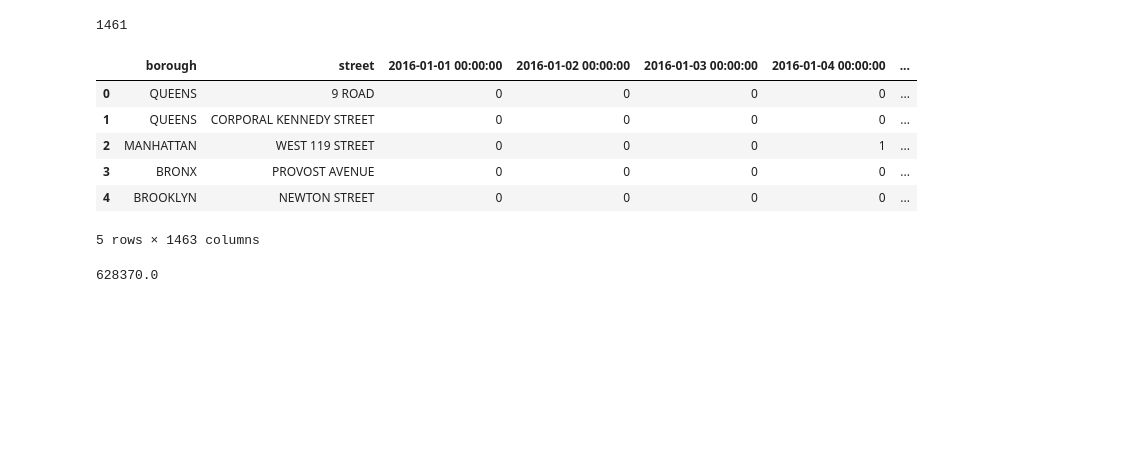
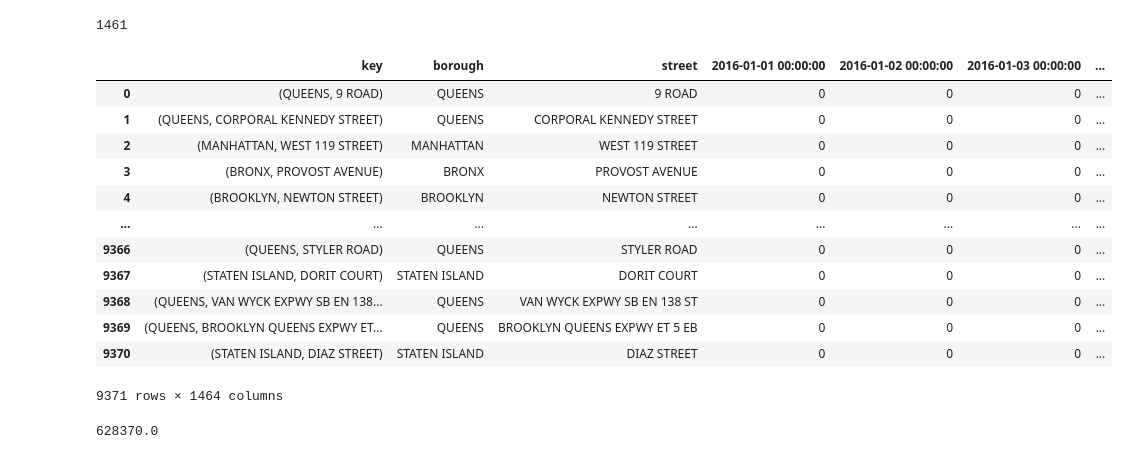
Before and after one commit to xaviercslung/ADS-FinalProject, a Jupyter notebook: ADS_final.ipynb, the cells around one changed output. Cells and saved outputs as stored; diff of their text form; code cells hidden in the pictures; blank space fills up the shorter version.

```diff
--- a/ADS_final.ipynb
+++ b/ADS_final.ipynb
@@ -291,13 +289,22 @@ for i, row in permit_df_final.iterrows():
     range_date = dates[i]
     for a in range_date:
         permit_df_final.at[i,a[0]]=a[1]
-# %%
-permit_df_final.head()
-# %% [output]
-|  | borough | street | 2016-01-01 00:00:00 | 2016-01-02 00:00:00 | 2016-01-03 00:00:00 | 2016-01-04 00:00:00 | ... |
-| 0 | QUEENS | 9 ROAD | 0 | 0 | 0 | 0 | ... |
-| 1 | QUEENS | CORPORAL KENNEDY STREET | 0 | 0 | 0 | 0 | ... |
-| 2 | MANHATTAN | WEST 119 STREET | 0 | 0 | 0 | 1 | ... |
-| 3 | BRONX | PROVOST AVENUE | 0 | 0 | 0 | 0 | ... |
-| 4 | BROOKLYN | NEWTON STREET | 0 | 0 | 0 | 0 | ... |
-5 rows × 1463 columns
+# %%
+permit_df_final['key']=list(zip(permit_df_final['borough'],permit_df_final['street']))
+first_column = permit_df_final.pop('key')
+permit_df_final.insert(0, 'key', first_column)
+permit_df_final
+# %% [output]
+|  | key | borough | street | 2016-01-01 00:00:00 | 2016-01-02 00:00:00 | 2016-01-03 00:00:00 | ... |
+| 0 | (QUEENS, 9 ROAD) | QUEENS | 9 ROAD | 0 | 0 | 0 | ... |
+| 1 | (QUEENS, CORPORAL KENNEDY STREET) | QUEENS | CORPORAL KENNEDY STREET | 0 | 0 | 0 | ... |
+| 2 | (MANHATTAN, WEST 119 STREET) | MANHATTAN | WEST 119 STREET | 0 | 0 | 0 | ... |
+| 3 | (BRONX, PROVOST AVENUE) | BRONX | PROVOST AVENUE | 0 | 0 | 0 | ... |
+| 4 | (BROOKLYN, NEWTON STREET) | BROOKLYN | NEWTON STREET | 0 | 0 | 0 | ... |
+| ... | ... | ... | ... | ... | ... | ... | ... |
+| 9366 | (QUEENS, STYLER ROAD) | QUEENS | STYLER ROAD | 0 | 0 | 0 | ... |
+| 9367 | (STATEN ISLAND, DORIT COURT) | STATEN ISLAND | DORIT COURT | 0 | 0 | 0 | ... |
+| 9368 | (QUEENS, VAN WYCK EXPWY SB EN 138... | QUEENS | VAN WYCK EXPWY SB EN 138 ST | 0 | 0 | 0 | ... |
+| 9369 | (QUEENS, BROOKLYN QUEENS EXPWY ET... | QUEENS | BROOKLYN QUEENS EXPWY ET 5 EB | 0 | 0 | 0 | ... |
+| 9370 | (STATEN ISLAND, DIAZ STREET) | STATEN ISLAND | DIAZ STREET | 0 | 0 | 0 | ... |
+9371 rows × 1464 columns
```
Also changed, not shown: parts of 10 cells of this notebook, 1 other file.
